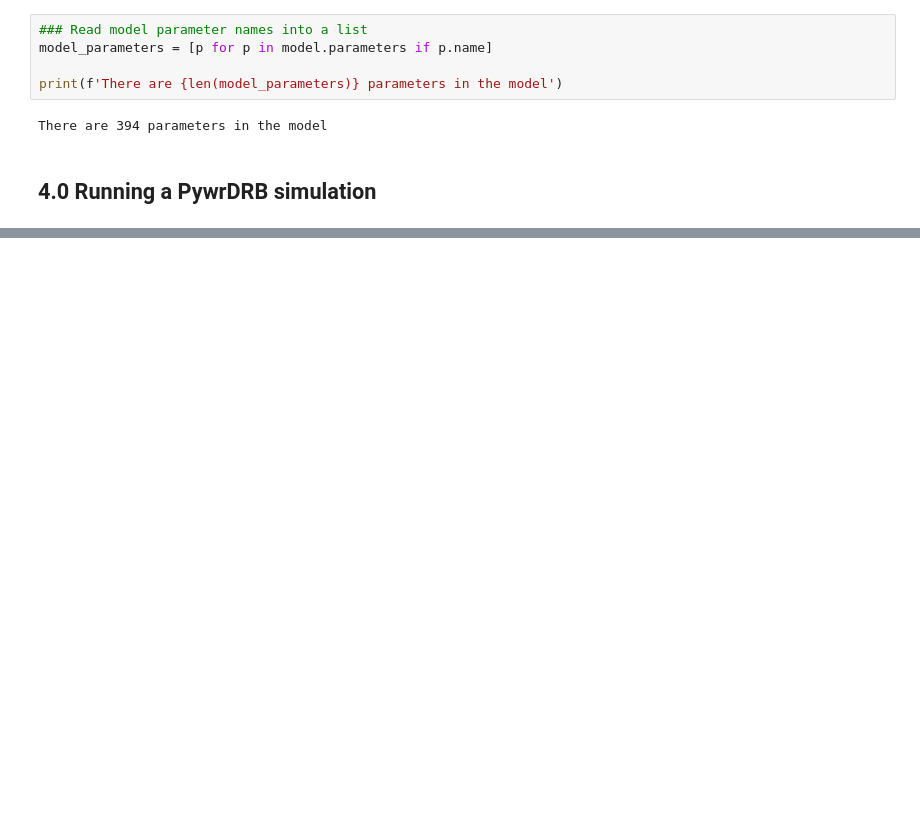
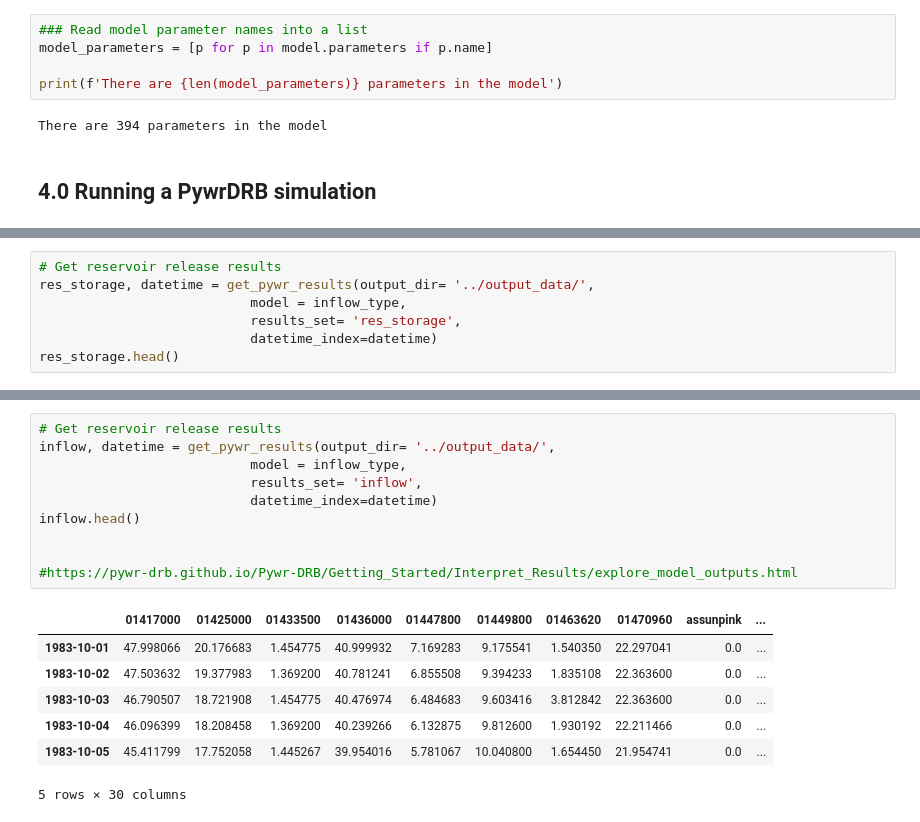
Before and after one commit to Pywr-DRB/Pywr-DRB, a Jupyter notebook: notebooks/Tutorial 01 Introduction to PywrDRB.ipynb, the cells around one changed output, grey strips where cells are left out. Drawn from its saved outputs; the diff is of its cells as text; blank space fills up the shorter version.

```diff
--- a/notebooks/Tutorial 01 Introduction to PywrDRB.ipynb
+++ b/notebooks/Tutorial 01 Introduction to PywrDRB.ipynb
@@ -73,0 +151,7 @@ stats_df = stats.to_dataframe()
+# %%
+# Get reservoir release results
+res_storage, datetime = get_pywr_results(output_dir= '../output_data/',
+                           model = inflow_type,
+                           results_set= 'res_storage',
+                           datetime_index=datetime)
+res_storage.head()
@@ -73,0 +165,18 @@ stats_df = stats.to_dataframe()
+# %%
+# Get reservoir release results
+inflow, datetime = get_pywr_results(output_dir= '../output_data/',
+                           model = inflow_type,
+                           results_set= 'inflow',
+                           datetime_index=datetime)
+inflow.head()
+
+
+#https://pywr-drb.github.io/Pywr-DRB/Getting_Started/Interpret_Results/explore_model_outputs.html
+# %% [output]
+|  | 01417000 | 01425000 | 01433500 | 01436000 | 01447800 | 01449800 | 01463620 | 01470960 | assunpink | ... |
+| 1983-10-01 | 47.998066 | 20.176683 | 1.454775 | 40.999932 | 7.169283 | 9.175541 | 1.540350 | 22.297041 | 0.0 | ... |
+| 1983-10-02 | 47.503632 | 19.377983 | 1.369200 | 40.781241 | 6.855508 | 9.394233 | 1.835108 | 22.363600 | 0.0 | ... |
+| 1983-10-03 | 46.790507 | 18.721908 | 1.454775 | 40.476974 | 6.484683 | 9.603416 | 3.812842 | 22.363600 | 0.0 | ... |
+| 1983-10-04 | 46.096399 | 18.208458 | 1.369200 | 40.239266 | 6.132875 | 9.812600 | 1.930192 | 22.211466 | 0.0 | ... |
+| 1983-10-05 | 45.411799 | 17.752058 | 1.445267 | 39.954016 | 5.781067 | 10.040800 | 1.654450 | 21.954741 | 0.0 | ... |
+5 rows × 30 columns
```
Also changed, not shown: parts of 8 cells of this notebook, 16 other files.
